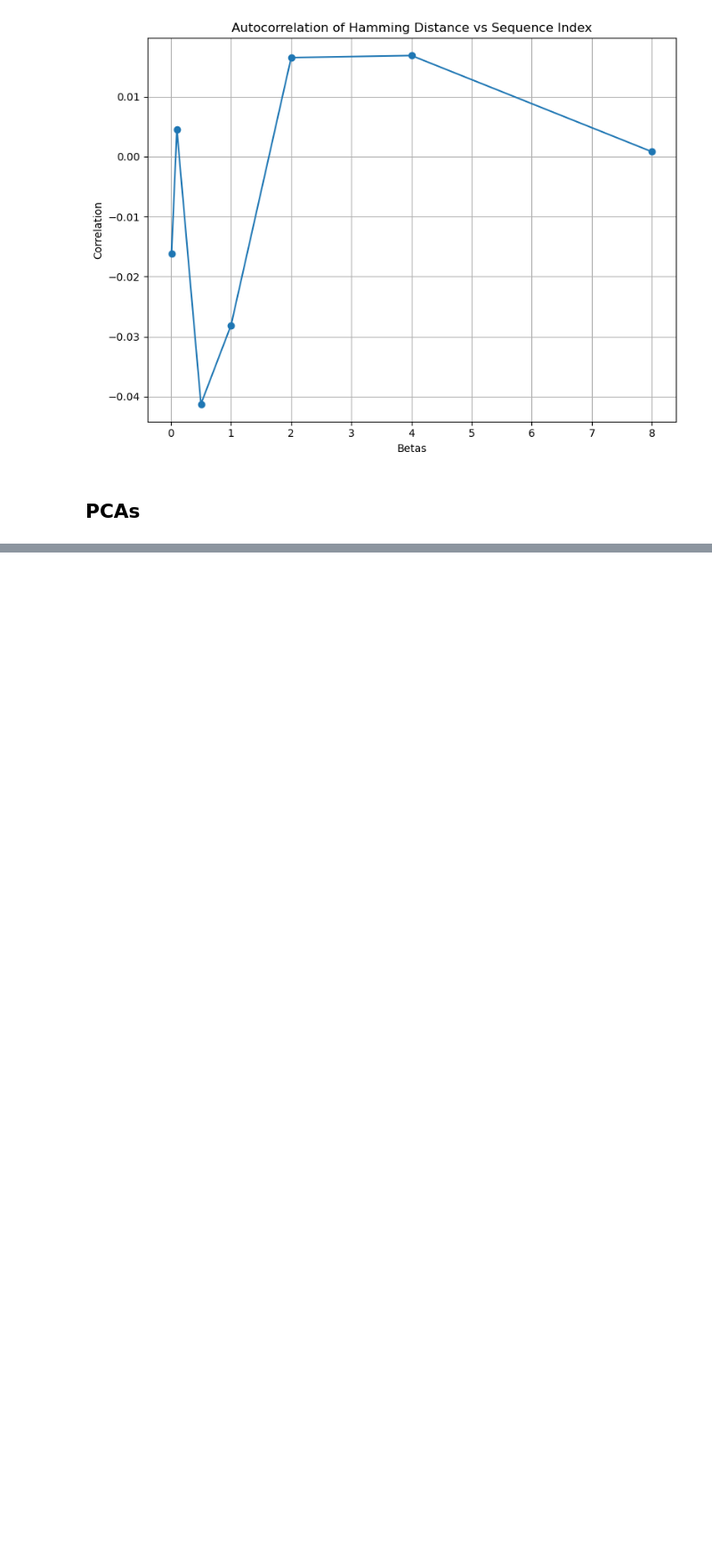
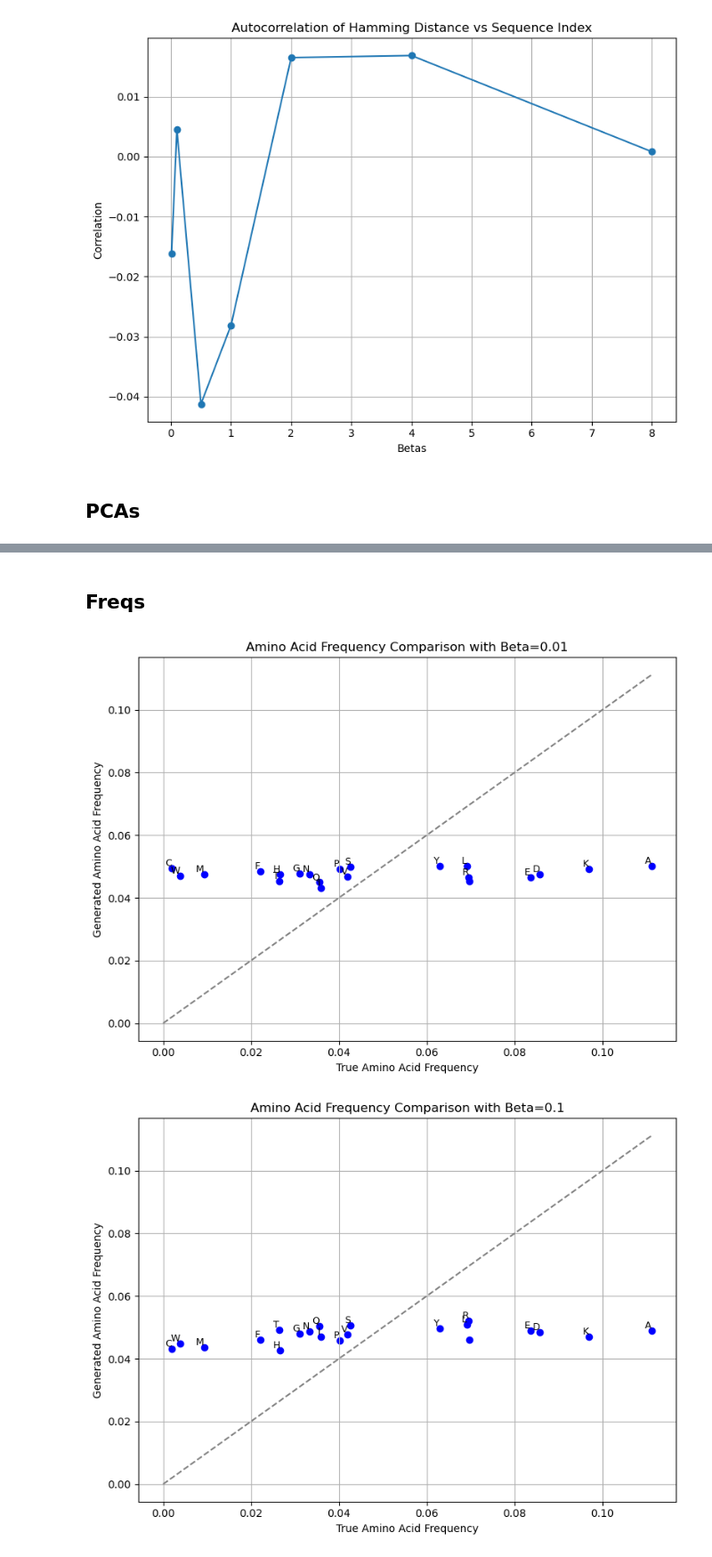
Before and after one commit to marziof/PLM-gen-DCA, a Jupyter notebook: Attention-DCA-main/CODE/AttentionDCA_python/src/PLM/temperatures.ipynb, the cells around one changed output, grey strips where cells are left out. Shown at 89% size. Cells and saved outputs as stored; diff of their text form; code cells hidden in the pictures; blank space fills up the shorter version.

```diff
--- a/Attention-DCA-main/CODE/AttentionDCA_python/src/PLM/temperatures.ipynb
+++ b/Attention-DCA-main/CODE/AttentionDCA_python/src/PLM/temperatures.ipynb
@@ -295 +275,54 @@ Done: 14502 -> 14502 sequences after removing duplicates.
 [figure]
+# %% [markdown]
+## Freqs
+# %%
+import matplotlib.pyplot as plt
+from collections import Counter
+import numpy as np
+
+# Standard amino acids
+#aa_list = list("ACDEFGHIKLMNPQRSTVWY")
+aa_list = ['A', 'C', 'D', 'E', 'F', 'G', 'H', 'I', 'K', 'L', 'M', 'N', 'P', 'Q', 'R', 'S', 'T', 'V', 'W', 'Y']
+
+
+# Count amino acid frequencies
+def get_freqs(seq, aa_list):
+    total = len(seq)
+    counts = Counter(seq)
+    return [counts[aa]/total for aa in aa_list]
+
+# Example input sequences
+true_seqs = seq_data_test_filtered
+true_flat = true_seqs.flatten()
+true_counts = np.bincount(true_flat, minlength=21)
+true_freq = true_counts / true_counts.sum()
+
+for beta in betas:
+    filename = f'gen_seqs_w_init_seq_Ns30000_r0.1_b{beta}'
+    output_file = cwd + f'/CODE/AttentionDCA_python/src/PLM/generated_sequences/{filename}.npy'
+    gen_sequences = np.load(output_file)
+    gen_glat = gen_sequences.flatten()
+    gen_counts = np.bincount(gen_glat, minlength=21)
+    gen_freq = gen_counts / gen_counts.sum()
+
+    # Plotting
+    plt.figure(figsize=(8, 6))
+    plt.scatter(true_freq, gen_freq, color='blue')
+
+    # Label each point
+    for i, aa in enumerate(aa_list):
+        plt.text(true_freq[i], gen_freq[i], aa, fontsize=9, ha='right', va='bottom')
+
+    # Diagonal reference line
+    plt.plot([0, max(true_freq.max(), gen_freq.max())], [0, max(true_freq.max(), gen_freq.max())],
+             color='gray', linestyle='--')
+
+    plt.xlabel("True Amino Acid Frequency")
+    plt.ylabel("Generated Amino Acid Frequency")
+    plt.title(f"Amino Acid Frequency Comparison with Beta={beta}")
+    plt.grid(True)
+    plt.tight_layout()
+    plt.show()
+# %% [output]
+[figure, added]
+[figure, added]
```
Also changed, not shown: parts of 3 cells of this notebook, 10 other files.
